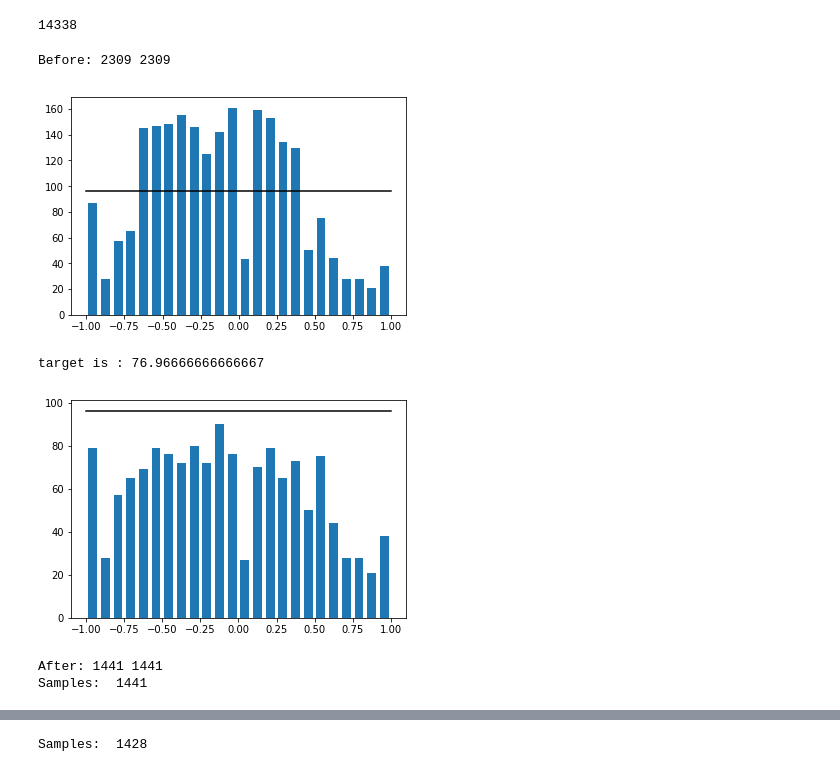
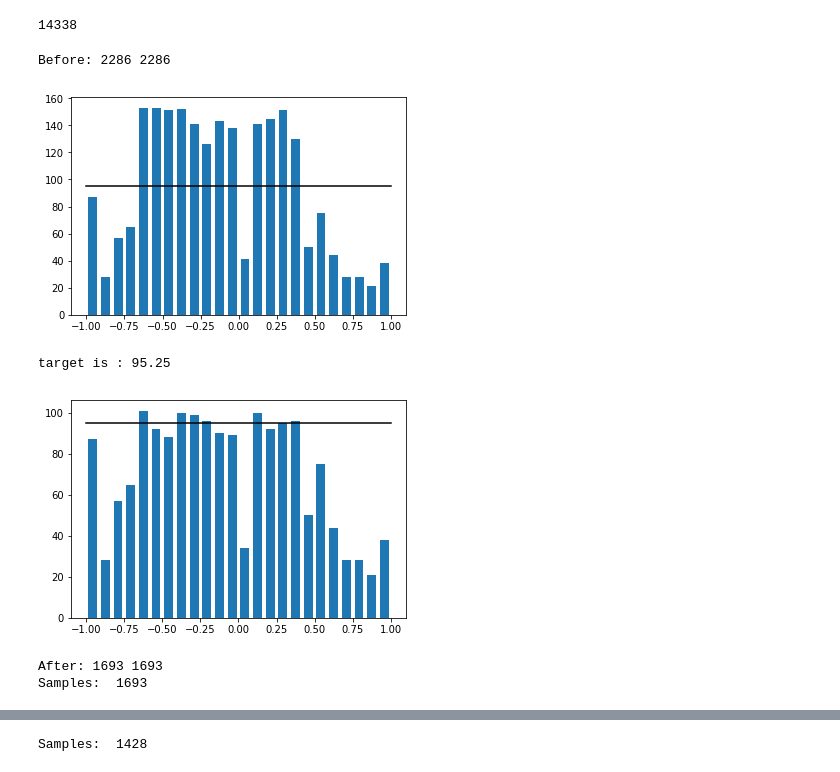
Before and after one commit to hl395/steer-prediction, a Jupyter notebook: p3-behavioural-cloning.ipynb, the cells around one changed output, grey strips where cells are left out. Cells and saved outputs as stored; diff of their text form; code cells hidden in the pictures.

```diff
--- a/p3-behavioural-cloning.ipynb
+++ b/p3-behavioural-cloning.ipynb
@@ -77,43 +77,43 @@ plt.show()
 # determine keep probability for each bin: if below avg_samples_per_bin, keep all; otherwise keep prob is proportional
 # to number of samples above the average, so as to bring the number of samples for that bin down to the average
 keep_probs = []
-# target = avg_samples_per_bin
-target = avg_samples_per_bin * 0.8
+target = avg_samples_per_bin
+# target = avg_samples_per_bin * 0.8
 print("target is :", target)
 for i in range(num_bins):
     if hist[i] < target:
         keep_probs.append(1.0)
     else:
         keep_probs.append(1.0/(hist[i]/target))
 remove_list = []
 
 for i in range(len(angles)):
     for j in range(num_bins):
         if angles[i] >= bins[j] and angles[i] <= bins[j+1]:
             # delete from X and y with probability 1 - keep_probs[j]
             if np.random.rand() > keep_probs[j]:
                 remove_list.append(i)
 image_paths = np.delete(image_paths, remove_list, axis=0)
 angles = np.delete(angles, remove_list)
 samples = np.delete(samples, remove_list, axis=0)
 # balanced_samples = [v for i, v in enumerate(samples) if i not in del_ind]
 
 # print histogram again to show more even distribution of steering angles
 plt.figure
 hist, bins = np.histogram(angles, num_bins)
 plt.bar(center, hist, align='center', width=width)
 plt.plot((np.min(angles), np.max(angles)), (avg_samples_per_bin, avg_samples_per_bin), 'k-')
 plt.show()
 
 print('After:', image_paths.shape[0], angles.shape[0])
 print('Samples: ', len(samples))
 # %% [output]
-Before: 2309 2309
+Before: 2286 2286
-[figure, old version]
+[figure, new version]
-target is : 76.96666666666667
+target is : 95.25
-[figure, old version]
+[figure, new version]
-After: 1441 1441
-Samples:  1441
+After: 1693 1693
+Samples:  1693
 # %%
 def balance_data(samples, visulization_flag ,N=50, K=0,  bins=60):
     """ Crop the top part of the steering angle histogram, by removing some images belong to those steering angels
```
Also changed, not shown: parts of 8 cells of this notebook.
